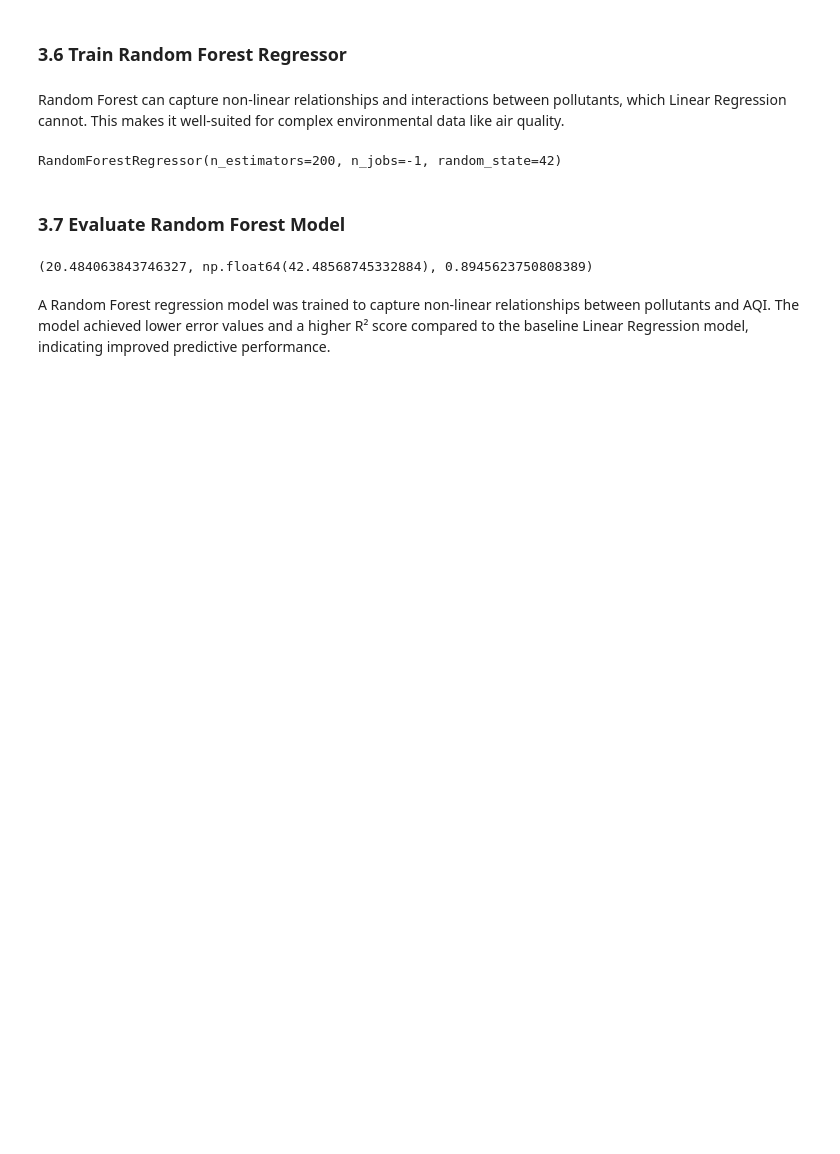
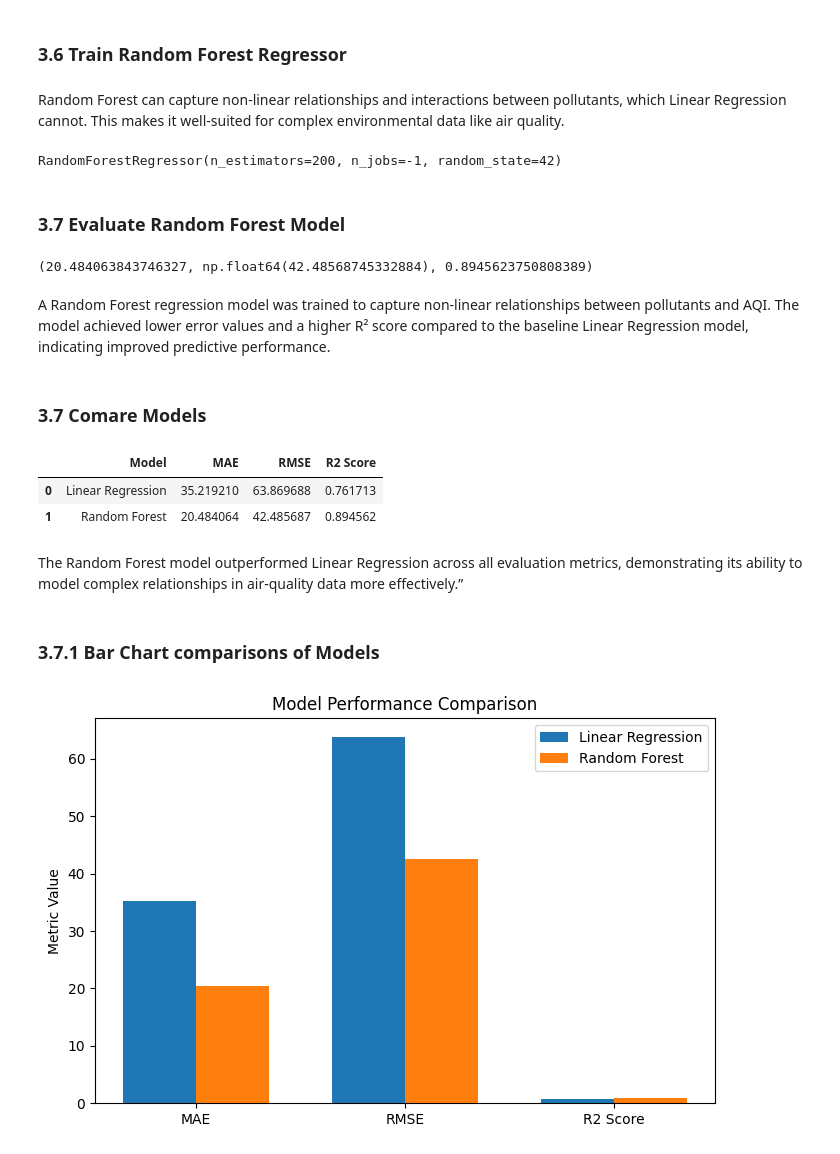
Before and after one commit to sagar4real/CMP7005-PRAC1, a Jupyter notebook: 01_data_handling.ipynb, the cells around one changed output. Saved outputs shown, nothing was run; the diff lists cells and outputs as text; code cells hidden in the pictures; blank space fills up the shorter version.

Commit message:
model comparison completed

```diff
--- a/01_data_handling.ipynb
+++ b/01_data_handling.ipynb
@@ -1043,3 +1037,39 @@ mae_rf, rmse_rf, r2_rf
 (20.484063843746327, np.float64(42.48568745332884), 0.8945623750808389)
 # %% [markdown]
 A Random Forest regression model was trained to capture non-linear relationships between pollutants and AQI. The model achieved lower error values and a higher R² score compared to the baseline Linear Regression model, indicating improved predictive performance.
+# %% [markdown]
+### **3.7 Comare Models**
+# %%
+results = pd.DataFrame({
+    'Model': ['Linear Regression', 'Random Forest'],
+    'MAE': [mae_lr, mae_rf],
+    'RMSE': [rmse_lr, rmse_rf],
+    'R2 Score': [r2_lr, r2_rf]
+})
+
+results
+# %% [output]
+|  | Model | MAE | RMSE | R2 Score |
+| 0 | Linear Regression | 35.219210 | 63.869688 | 0.761713 |
+| 1 | Random Forest | 20.484064 | 42.485687 | 0.894562 |
+# %% [markdown]
+The Random Forest model outperformed Linear Regression across all evaluation metrics, demonstrating its ability to model complex relationships in air-quality data more effectively.”
+# %% [markdown]
+### **3.7.1 Bar Chart comparisons of Models**
+# %%
+metrics = ['MAE', 'RMSE', 'R2 Score']
+x = np.arange(len(metrics))
+width = 0.35
+
+plt.figure(figsize=(8,5))
+
+plt.bar(x - width/2, results.loc[0, metrics], width, label='Linear Regression')
+plt.bar(x + width/2, results.loc[1, metrics], width, label='Random Forest')
+
+plt.xticks(x, metrics)
+plt.ylabel('Metric Value')
+plt.title('Model Performance Comparison')
+plt.legend()
+plt.show()
+# %% [output]
+[figure, added]
```
Also changed, not shown: parts of 5 cells of this notebook.
